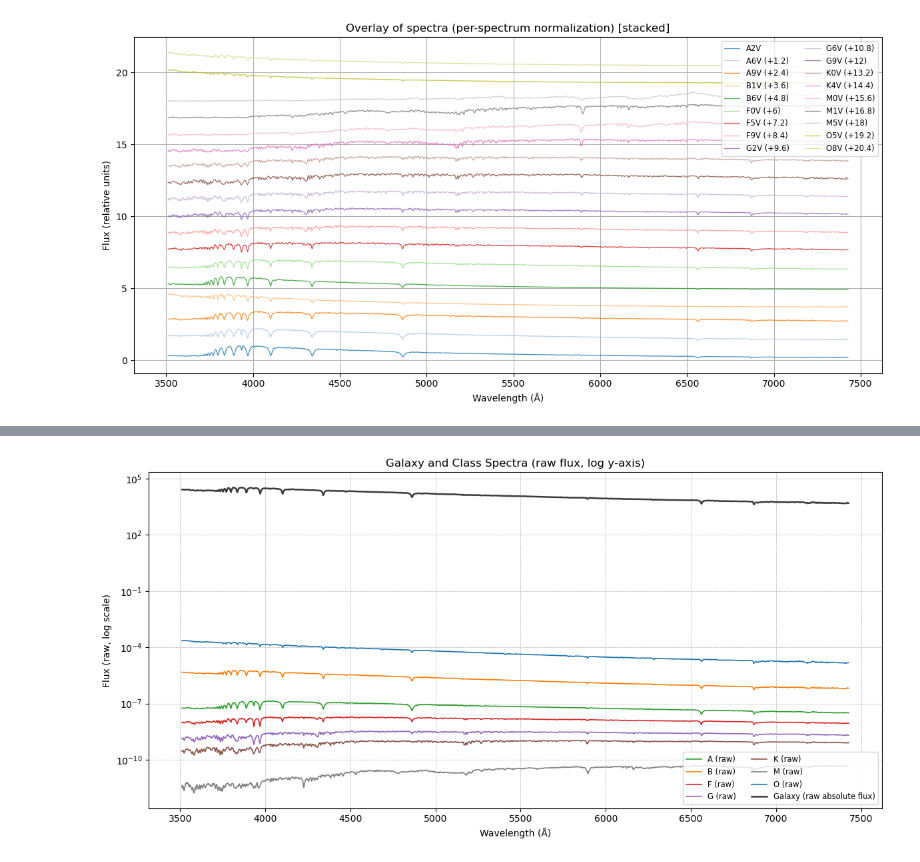
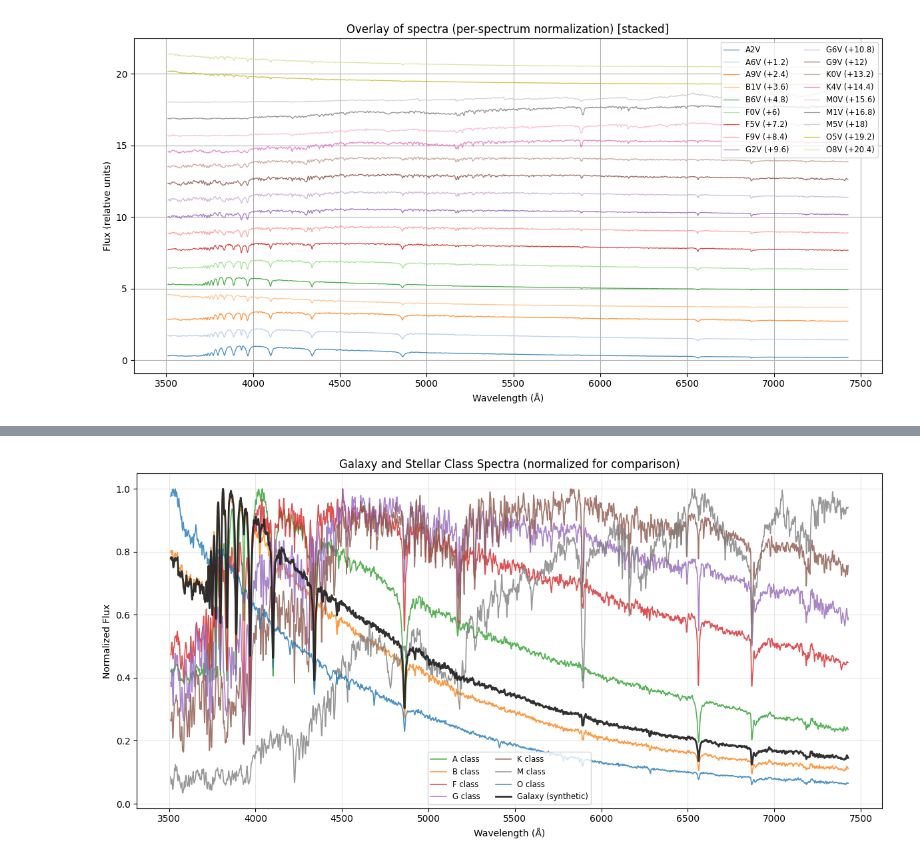
Before and after one commit to Seansack/Galaxy-Girls, a Jupyter notebook: Exercise 2 Part I-II.ipynb, the cells around one changed output, grey strips where cells are left out. Saved outputs shown, nothing was run; the diff lists cells and outputs as text; code cells hidden in the pictures.

```diff
--- a/Exercise 2 Part I-II.ipynb
+++ b/Exercise 2 Part I-II.ipynb
@@ -608,13 +608,9 @@ except Exception as e:
 HBox(children=(Dropdown(description='Class:', options=('A', 'B', 'F', 'G', 'K', 'M', 'O'), value='A'), Checkbo…
 [interactive output not drawn]
 # %%
-# Combined plot: galaxy spectrum + all class spectra on a log y-axis (RAW FLUX, no normalization)
-# - Uses raw absolute flux for each class and for the galaxy (no normalization),
-#   applies a small additive floor for log scale, and multiplicative offsets
-#   so the traces remain visually separated on the log axis.
-# - `spacing_exponent` controls how much vertical separation is applied per class:
-#     factor = 10**(i * spacing_exponent)
-#   Smaller `spacing_exponent` -> less separation. Set to 0 for no offsets.
+# Combined plot: galaxy spectrum + all class spectra (NORMALIZED for comparison)
+# - Normalizes each spectrum by its maximum value so shapes and contributions are comparable
+# - Allows visual comparison of which stellar classes contribute what features to the galaxy
 
 import numpy as np
 import matplotlib.pyplot as plt
@@ -661,48 +657,53 @@ else:
 if 'classes' in globals() and isinstance(classes, dict) and len(classes) > 0:
     class_list = sorted(classes.keys())
 else:
     # derive classes from spectra keys (first character)
     class_list = sorted({name[0] for name in spectra.keys()})
 
-# Prepare plot (plot raw flux for all traces with no multiplicative offsets)
+# Prepare plot
 fig, ax = plt.subplots(figsize=(12, 6))
 colors = plt.get_cmap('tab10')
-
-tiny = 1e-30  # small floor to avoid zeros on log scale
 
 for i, cname in enumerate(class_list):
     try:
         wl_c, flux_c = build_class_spectrum(cname)
     except Exception as e:
         # skip missing/unbuildable classes
         print(f'Skipping class {cname}:', e)
         continue
 
-    # Use raw absolute flux (no normalization, no multiplication)
+    # Normalize each class spectrum by its maximum value
     if not (hasattr(flux_c, 'size') and flux_c.size):
         print(f'Class {cname} has empty flux array; skipping')
         continue
-    y_raw = np.abs(np.asarray(flux_c, dtype=float)) + tiny
 
-    # Do NOT apply any multiplicative offsets — plot raw flux directly
-    y = y_raw
+    flux_arr = np.asarray(flux_c, dtype=float)
+    maxval = np.nanmax(np.abs(flux_arr))
+    if maxval == 0 or not np.isfinite(maxval):
+        y_norm = flux_arr
+    else:
+        y_norm = flux_arr / maxval
 
     color = class_colors.get(cname, colors(i % 10)) if 'class_colors' in globals() else colors(i % 10)
-    ax.plot(wl_c, y, label=f"{cname} (raw)", color=color, lw=1.2)
+    ax.plot(wl_c, y_norm, label=f"{cname} class", color=color, lw=1.2, alpha=0.8)
 
-# Plot galaxy if available — DO NOT normalize the galaxy (plot raw absolute flux)
+# Plot galaxy if available — normalize it by its maximum value
 if wl_gal is not None and flux_gal is not None:
-    gal_y = np.abs(np.asarray(flux_gal, dtype=float)) + tiny
-    # Plot galaxy using its raw absolute flux on the same log axis
-    ax.plot(wl_gal, gal_y, color='0.15', lw=1.8, alpha=0.9, label='Galaxy (raw absolute flux)')
+    gal_arr = np.asarray(flux_gal, dtype=float)
+    maxval_gal = np.nanmax(np.abs(gal_arr))
+    if maxval_gal == 0 or not np.isfinite(maxval_gal):
+        gal_norm = gal_arr
+    else:
+        gal_norm = gal_arr / maxval_gal
 
-ax.set_yscale('log')
+    ax.plot(wl_gal, gal_norm, color='0.15', lw=2.0, alpha=0.95, label='Galaxy (synthetic)', zorder=10)
+
 ax.set_xlabel('Wavelength (Å)')
-ax.set_ylabel('Flux (raw, log scale)')
-ax.set_title('Galaxy and Class Spectra (raw flux, log y-axis)')
-ax.grid(True, which='both', ls='--', lw=0.5)
-ax.legend(fontsize='small', ncol=2)
+ax.set_ylabel('Normalized Flux')
+ax.set_title('Galaxy and Stellar Class Spectra (normalized for comparison)')
+ax.grid(True, alpha=0.3)
+ax.legend(fontsize='small', ncol=2, loc='best')
 plt.tight_layout()
 plt.show()
 # %% [output]
-[figure, old version]
+[figure, new version]
```
Also changed, not shown: parts of 1 cell of this notebook.
